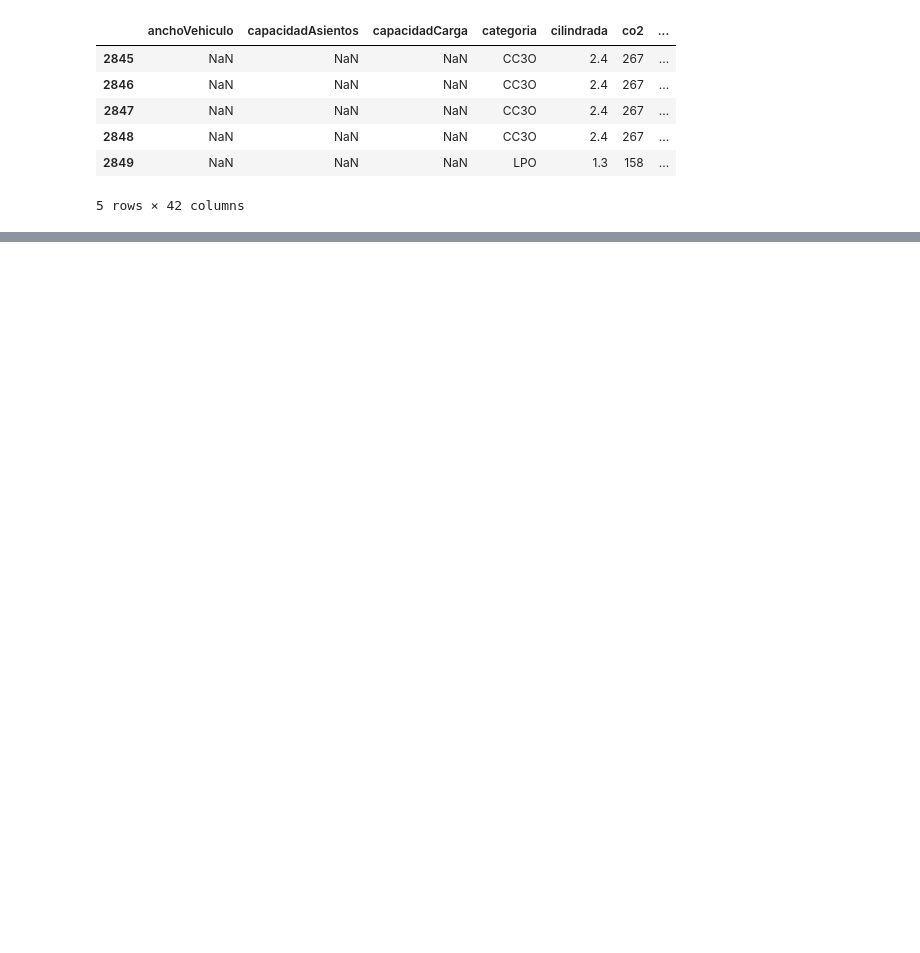
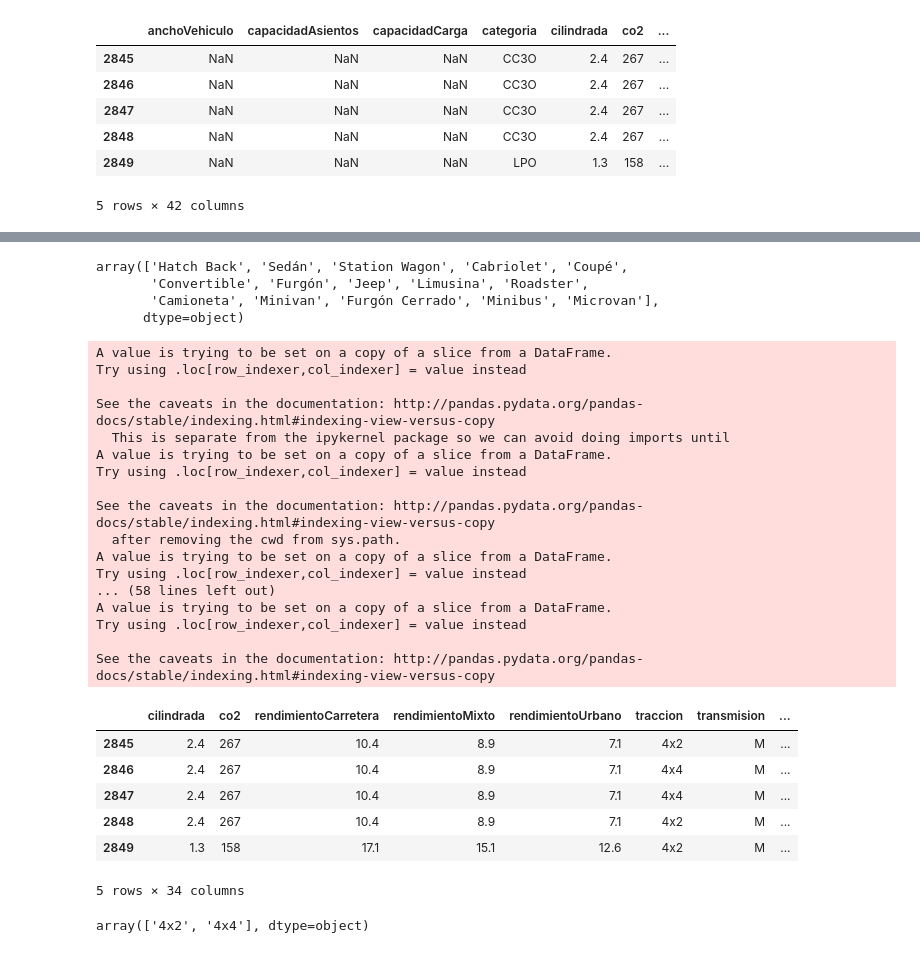
Before and after one commit to niavarote/Senpai_IA_Developer_2020_Proyect, a Jupyter notebook: 2-Data_Transformation.ipynb, the cells around one changed output, grey strips where cells are left out. Saved outputs shown, nothing was run; the diff lists cells and outputs as text; code cells hidden in the pictures; blank space fills up the shorter version.

```diff
--- a/2-Data_Transformation.ipynb
+++ b/2-Data_Transformation.ipynb
@@ -37,0 +159,17 @@ df
+# %%
+norma= df2.pop('norma')
+#norma
+df2['EURO V'] = (norma == 'EURO V')*1.0
+df2['EURO VI'] = (norma == 'EURO VI')*1.0
+df2['TIER 3 B50'] = (norma == 'TIER 3 B50')*1.0
+df2['TIER 2 B5'] = (norma == 'TIER 2 B5')*1.0
+df2['TIER 2 B4'] = (norma == 'TIER 2 B4')*1.0
+df2['TIER 3 B70'] = (norma == 'TIER 3 B70')*1.0
+df2['TIER 2 B6'] = (norma == 'TIER 2 B6')*1.0
+df2['TIER 2 B8'] = (norma == 'TIER 2 B8')*1.0
+df2['TIER 2 B7'] = (norma == 'TIER 2 B7')*1.0
+df2['Tier 3 B125'] = (norma == 'Tier 3 B125')*1.0
+df2['TIER 3 B125'] = (norma == 'TIER 3 B125')*1.0
+df2['TIER 3 B30'] = (norma == 'TIER 3 B30')*1.0
+
+df2.tail()
@@ -37,0 +200,55 @@ df
+# %%
+df2.tipoVehiculo.unique()
+# %% [output]
+array(['Hatch Back', 'Sedán', 'Station Wagon', 'Cabriolet', 'Coupé',
+       'Convertible', 'Furgón', 'Jeep', 'Limusina', 'Roadster',
+       'Camioneta', 'Minivan', 'Furgón Cerrado', 'Minibus', 'Microvan'],
+      dtype=object)
+# %%
+tipoVehiculo= df2.pop('tipoVehiculo')
+#tipoVehiculo
+df2['Hatch Back'] = (tipoVehiculo == 'Hatch Back')*1.0
+df2['Sedán'] = (tipoVehiculo == 'Sedán')*1.0
+df2['Station Wagon'] = (tipoVehiculo == 'Station Wagon')*1.0
+df2['Cabriolet'] = (tipoVehiculo == 'Cabriolet')*1.0
+df2['Coupé'] = (tipoVehiculo == 'Coupé')*1.0
+df2['Convertible'] = (tipoVehiculo == 'Convertible')*1.0
+df2['Furgón'] = (tipoVehiculo == 'Furgón')*1.0
+df2['Jeep'] = (tipoVehiculo == 'Jeep')*1.0
+df2['Limusina'] = (tipoVehiculo == 'Limusina')*1.0
+df2['Roadster'] = (tipoVehiculo == 'Roadster')*1.0
+df2['Camioneta'] = (tipoVehiculo == 'Camioneta')*1.0
+df2['Minivan'] = (tipoVehiculo == 'Minivan')*1.0
+df2['Furgón Cerrado'] = (tipoVehiculo == 'Furgón Cerrado')*1.0
+df2['Minibus'] = (tipoVehiculo == 'Minibus')*1.0
+df2['Microvan'] = (tipoVehiculo == 'Microvan')*1.0
+df2.tail()
+# %% [output]
+A value is trying to be set on a copy of a slice from a DataFrame.
+Try using .loc[row_indexer,col_indexer] = value instead
+
+See the caveats in the documentation: http://pandas.pydata.org/pandas-docs/stable/indexing.html#indexing-view-versus-copy
+  This is separate from the ipykernel package so we can avoid doing imports until
+A value is trying to be set on a copy of a slice from a DataFrame.
+Try using .loc[row_indexer,col_indexer] = value instead
+
+See the caveats in the documentation: http://pandas.pydata.org/pandas-docs/stable/indexing.html#indexing-view-versus-copy
+  after removing the cwd from sys.path.
+A value is trying to be set on a copy of a slice from a DataFrame.
+Try using .loc[row_indexer,col_indexer] = value instead
+... (58 lines left out)
+A value is trying to be set on a copy of a slice from a DataFrame.
+Try using .loc[row_indexer,col_indexer] = value instead
+
+See the caveats in the documentation: http://pandas.pydata.org/pandas-docs/stable/indexing.html#indexing-view-versus-copy
+|  | cilindrada | co2 | rendimientoCarretera | rendimientoMixto | rendimientoUrbano | traccion | transmision | ... |
+| 2845 | 2.4 | 267 | 10.4 | 8.9 | 7.1 | 4x2 | M | ... |
+| 2846 | 2.4 | 267 | 10.4 | 8.9 | 7.1 | 4x4 | M | ... |
+| 2847 | 2.4 | 267 | 10.4 | 8.9 | 7.1 | 4x4 | M | ... |
+| 2848 | 2.4 | 267 | 10.4 | 8.9 | 7.1 | 4x2 | M | ... |
+| 2849 | 1.3 | 158 | 17.1 | 15.1 | 12.6 | 4x2 | M | ... |
+5 rows × 34 columns
+# %%
+df2.traccion.unique()
+# %% [output]
+array(['4x2', '4x4'], dtype=object)
```
Also changed, not shown: parts of 24 cells of this notebook, 6 other files.
